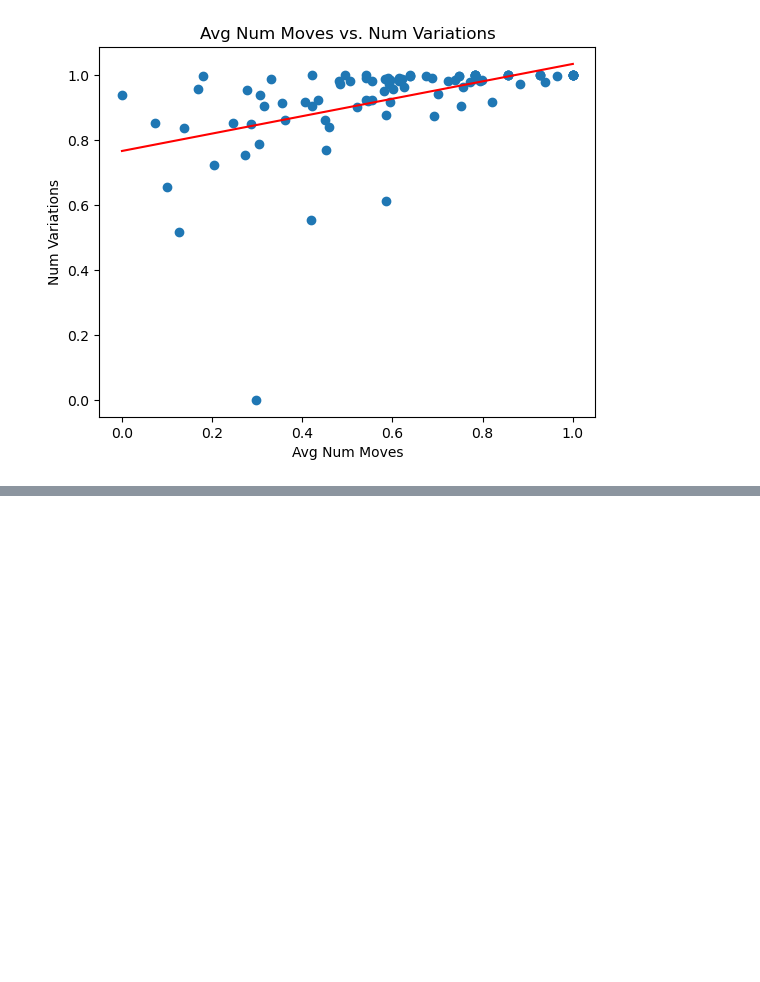
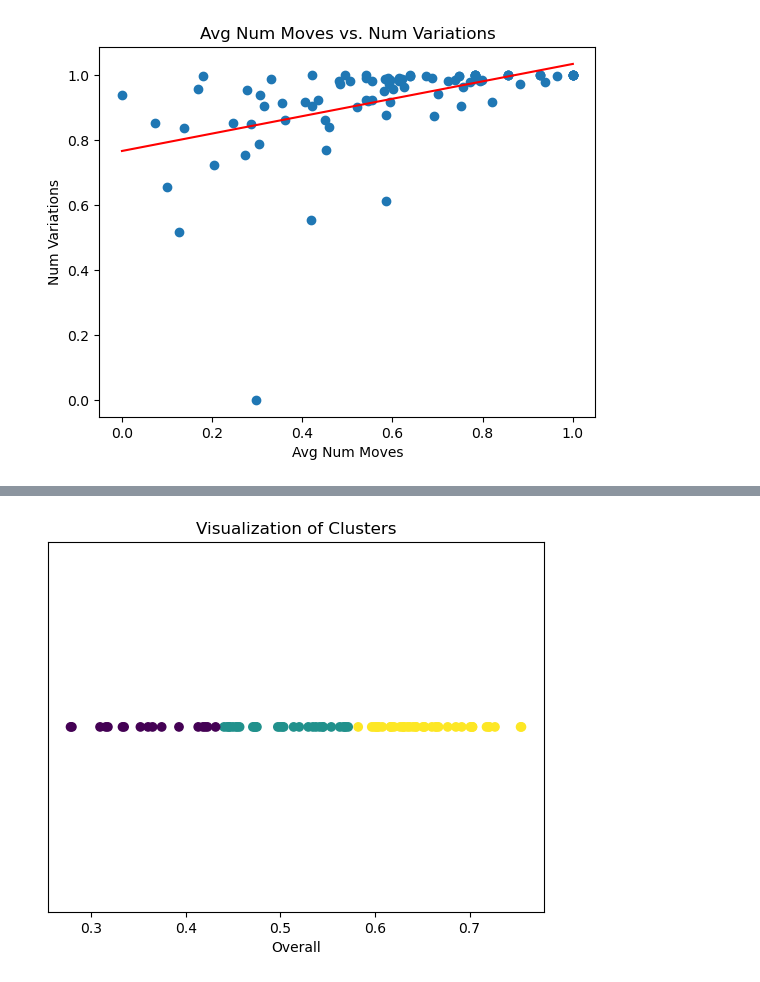
Before and after one commit to alexandredesbos/DAV-CA1, a Jupyter notebook: main.ipynb, the cells around one changed output, grey strips where cells are left out. Cells and saved outputs as stored; diff of their text form; code cells hidden in the pictures; blank space fills up the shorter version.

```diff
--- a/main.ipynb
+++ b/main.ipynb
@@ -584,0 +662,9 @@ print(data.sort_values(by='OverallAdvanced', ascending=False).head(5))
+# %%
+plt.figure()
+plt.scatter(data['Overall'], [0]*len(data), c=data['Cluster'], cmap='viridis')
+plt.title("Visualization of Clusters")
+plt.xlabel("Overall")
+plt.yticks([])  # Hide y-axis as it's not meaningful in this one-dimensional plot
+plt.show()
+# %% [output]
+[figure, added]
```
Also changed, not shown: parts of 20 cells of this notebook, 4 other files.
